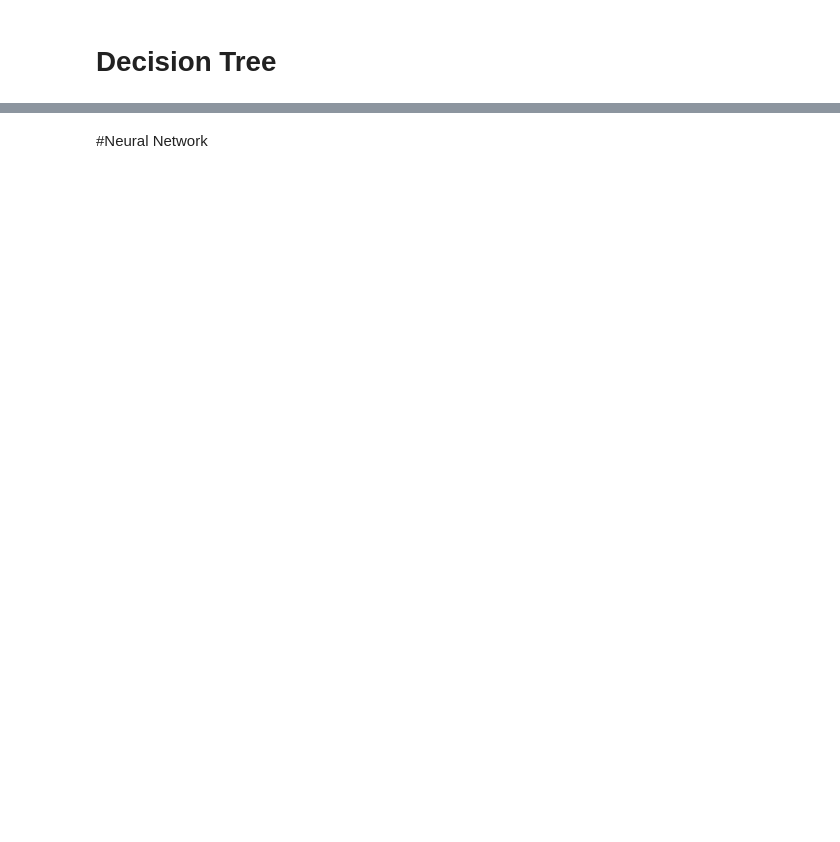
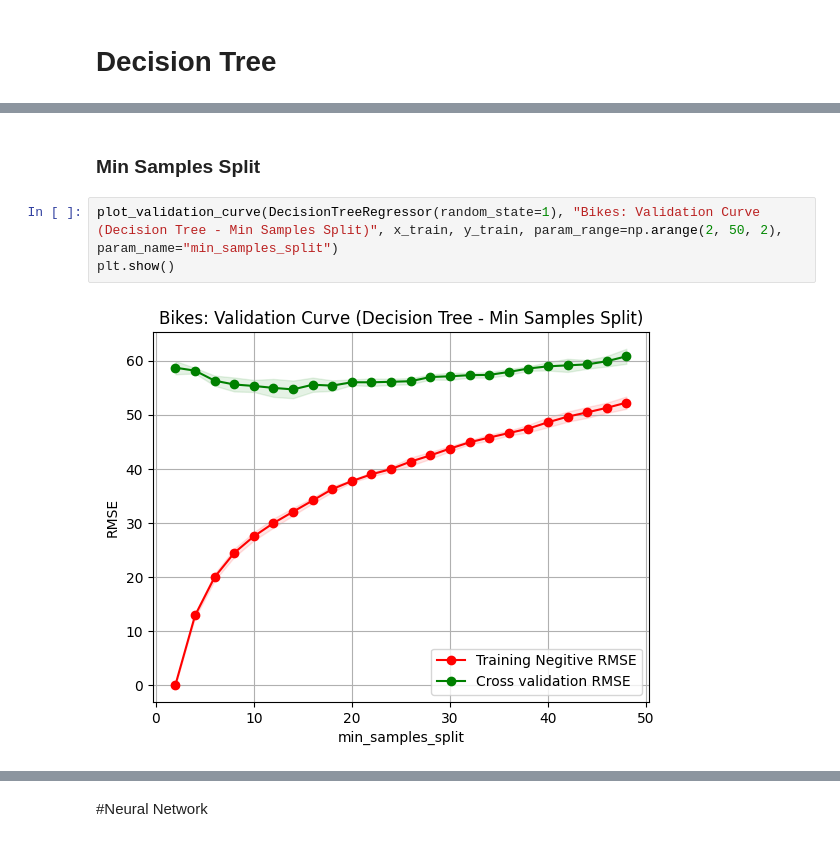
Before and after one commit to naralakamsani/supervised_learning, a Jupyter notebook: bike_sharing_demand.ipynb, the cells around one changed output, grey strips where cells are left out. Drawn from its saved outputs; the diff is of its cells as text; blank space fills up the shorter version.

```diff
--- a/bike_sharing_demand.ipynb
+++ b/bike_sharing_demand.ipynb
@@ -91,0 +306,7 @@ x_train.head()
+# %% [markdown]
+### Min Samples Split
+# %%
+plot_validation_curve(DecisionTreeRegressor(random_state=1), "Bikes: Validation Curve (Decision Tree - Min Samples Split)", x_train, y_train, param_range=np.arange(2, 50, 2), param_name="min_samples_split")
+plt.show()
+# %% [output]
+[figure, added]
```
Also changed, not shown: parts of 83 cells of this notebook.
